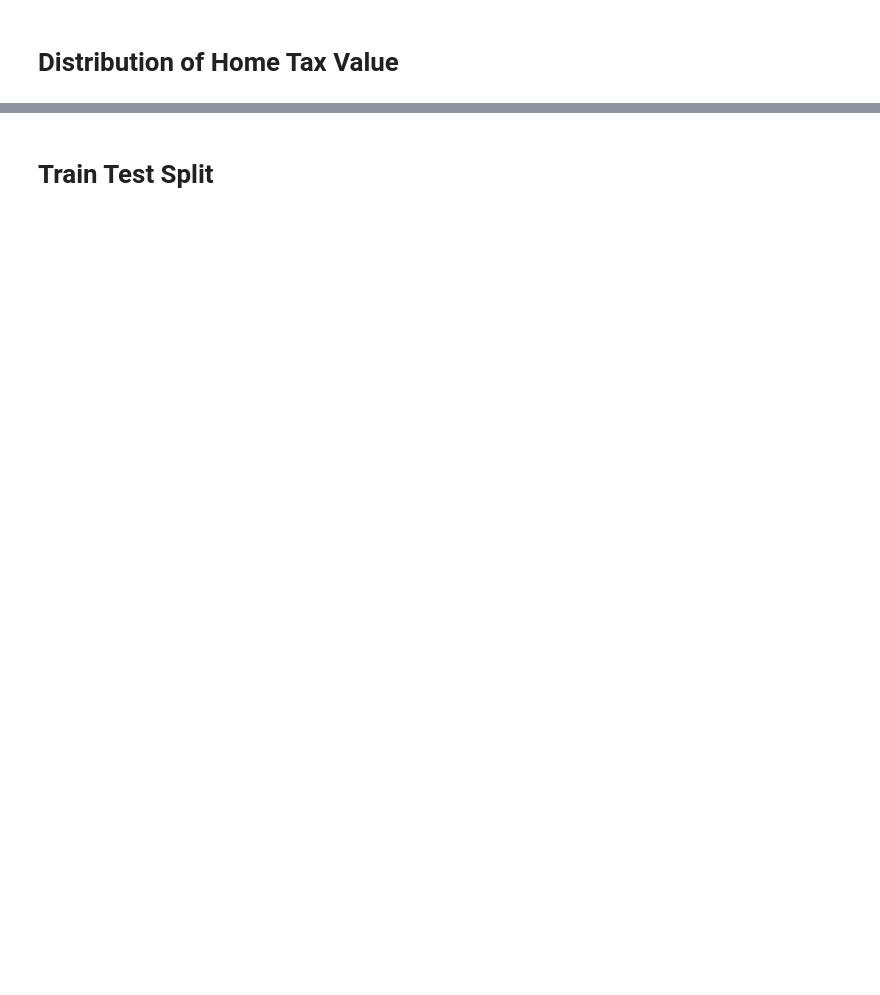
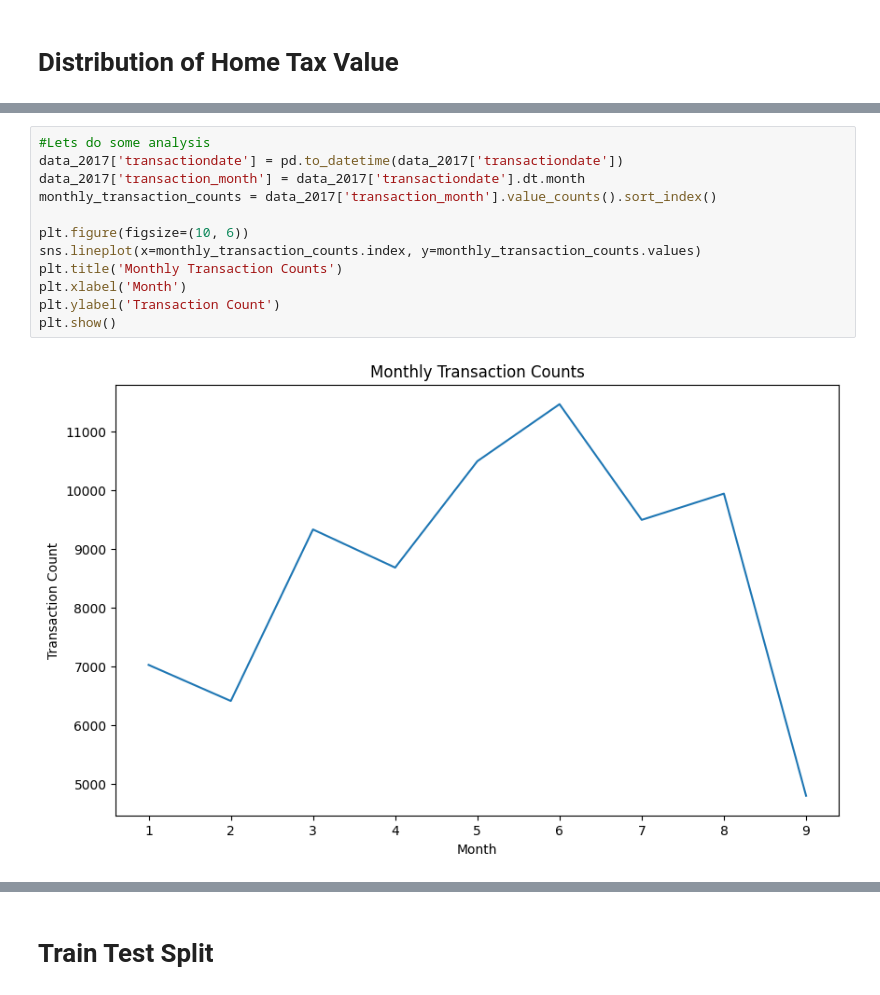
Before and after one commit to Abeermathur7/RealEstateModeling, a Jupyter notebook: RealEstatePropertyPriceFeatureAnalysis2.ipynb, the cells around one changed output, grey strips where cells are left out. Drawn from its saved outputs; the diff is of its cells as text; blank space fills up the shorter version.

```diff
--- a/RealEstatePropertyPriceFeatureAnalysis2.ipynb
+++ b/RealEstatePropertyPriceFeatureAnalysis2.ipynb
@@ -46,0 +53,14 @@ train_df[5:]
+# %%
+#Lets do some analysis
+data_2017['transactiondate'] = pd.to_datetime(data_2017['transactiondate'])
+data_2017['transaction_month'] = data_2017['transactiondate'].dt.month
+monthly_transaction_counts = data_2017['transaction_month'].value_counts().sort_index()
+
+plt.figure(figsize=(10, 6))
+sns.lineplot(x=monthly_transaction_counts.index, y=monthly_transaction_counts.values)
+plt.title('Monthly Transaction Counts')
+plt.xlabel('Month')
+plt.ylabel('Transaction Count')
+plt.show()
+# %% [output]
+[figure, added]
```
Also changed, not shown: parts of 49 cells of this notebook.
